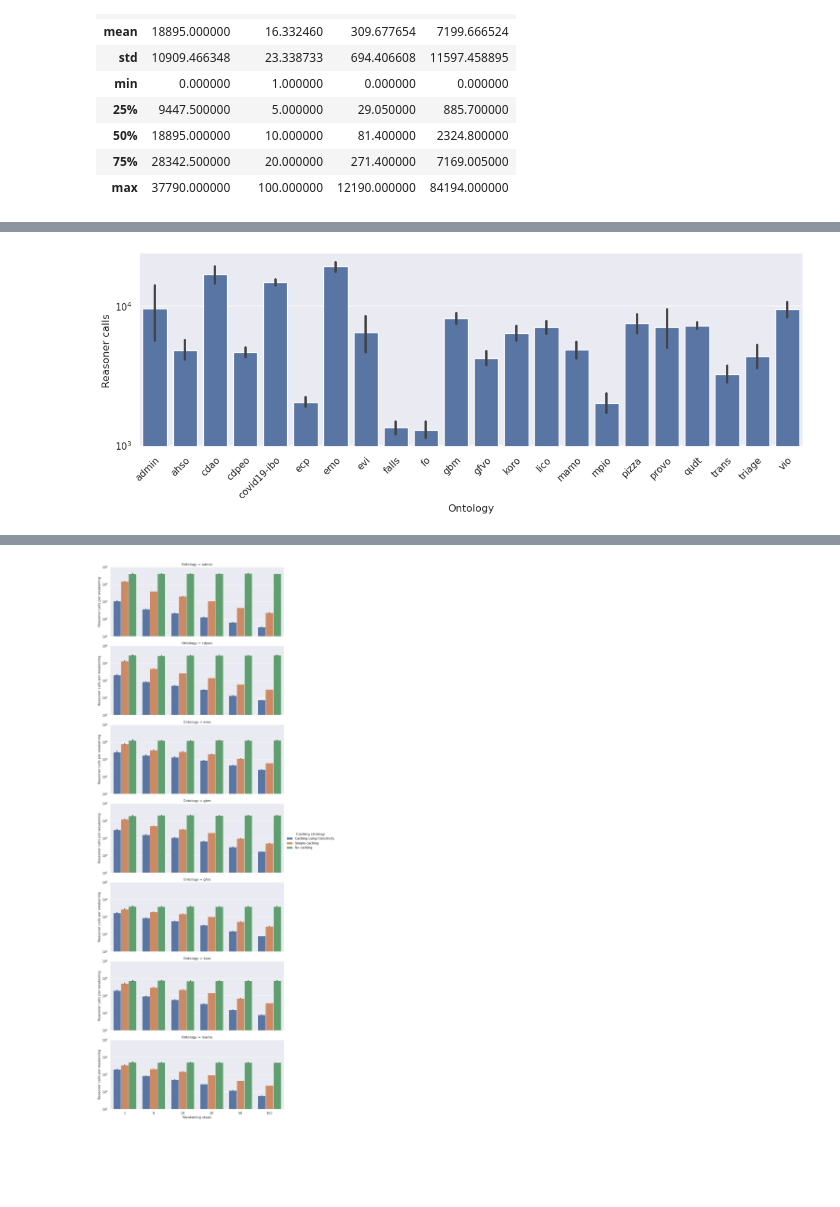
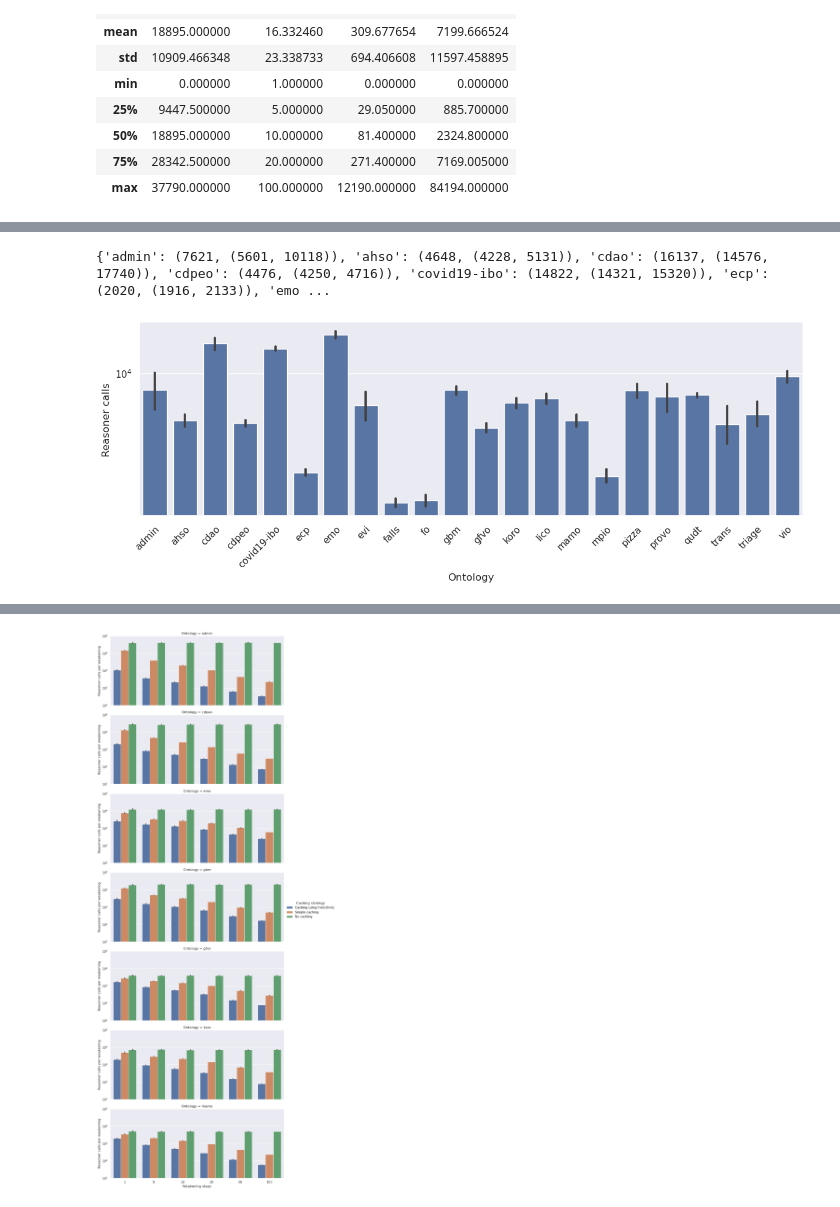
Before and after one commit to rolandbernard/paper-axiom-weakening, a Jupyter notebook: experiments/scripts/explore.ipynb, the cells around one changed output, grey strips where cells are left out. Cells and saved outputs as stored; diff of their text form; code cells hidden in the pictures; blank space fills up the shorter version.

```diff
--- a/experiments/scripts/explore.ipynb
+++ b/experiments/scripts/explore.ipynb
@@ -51,9 +49,17 @@ repair_data['Repair time [ms]'] = repair_data['time']
 repair_data['Reasoner calls'] = repair_data['calls']
 repair_data['IIC w.r.t. maximal consistent subset'] = repair_data['iic_mcs']
 repair_data['IIC w.r.t. repair by removal'] = repair_data['iic_remove']
-repair_data['Inferred class hierarchy size (weakening)'] = repair_data['inf_weakening']
-repair_data['Inferred class hierarchy size (mcs)'] = repair_data['inf_mcs']
-repair_data['Inferred class hierarchy size (removal)'] = repair_data['inf_remove']
+repair_data['Inferred (weakening)'] = repair_data['inf_weakening']
+repair_data['Inferred (MCS)'] = repair_data['inf_mcs']
+repair_data['Inferred (removal)'] = repair_data['inf_remove']
+repair_data['Weakening steps v2'] = repair_data['steps_enhance']
+repair_data['Repair time [ms] v2'] = repair_data['time_enhance']
+repair_data['Reasoner calls v2'] = repair_data['calls_enhance']
+repair_data['Inferred (weakening v2)'] = repair_data['inf_enhance']
+repair_data['v2 IIC w.r.t. maximal consistent subset'] = repair_data['iic_enhance_mcs']
+repair_data['v2 IIC w.r.t. repair by removal'] = repair_data['iic_enhance_remove']
+repair_data['v2 IIC w.r.t. weakening'] = repair_data['iic_enhance_weaken']
+repair_data['MCS IIC w.r.t. removal'] = repair_data['iic_mcs_remove']
 # %%
 cache_data.info()
 cache_data.describe()
@@ -177,13 +386,14 @@ print({order[i]: (repair_data[repair_data['Ontology'] == order[i]]
 # %%
 order = np.unique(repair_data['Ontology'])
-sns.catplot(data=repair_data, kind='bar', x='Ontology',
-            y='Reasoner calls', height=4, aspect=3, color='b', order=order, n_boot=50_000, seed=10)
+facet = sns.catplot(data=repair_data, kind='bar', x='Ontology',
+            y='Reasoner calls', height=4, aspect=3, color='b', order=order, n_boot=5_000, seed=10)
 plt.xticks(rotation=45, ha='right', rotation_mode='anchor')
 plt.yscale('log')
 plt.savefig('../../figures/calls-ontology-bar.png', dpi=100, bbox_inches = "tight")
-lower = [line.get_ydata().min() for line in facet.ax.lines]
-upper = [line.get_ydata().max() for line in facet.ax.lines]
-print({order[i]: (repair_data[repair_data['Ontology'] == order[i]]
-      ['iic_mcs'].mean(), ci) for i, ci in enumerate(zip(lower, upper))})
+lower = [round(line.get_ydata().min() - 0.5) for line in facet.ax.lines]
+upper = [round(line.get_ydata().max() + 0.5) for line in facet.ax.lines]
+print({order[i]: (round(repair_data[repair_data['Ontology'] == order[i]]
+      ['calls'].mean()), ci) for i, ci in enumerate(zip(lower, upper))})
 # %% [output]
+{'admin': (7621, (5601, 10118)), 'ahso': (4648, (4228, 5131)), 'cdao': (16137, (14576, 17740)), 'cdpeo': (4476, (4250, 4716)), 'covid19-ibo': (14822, (14321, 15320)), 'ecp': (2020, (1916, 2133)), 'emo ...
-[figure, old version]
+[figure, new version]
```
Also changed, not shown: parts of 32 cells of this notebook, 33 other files.
